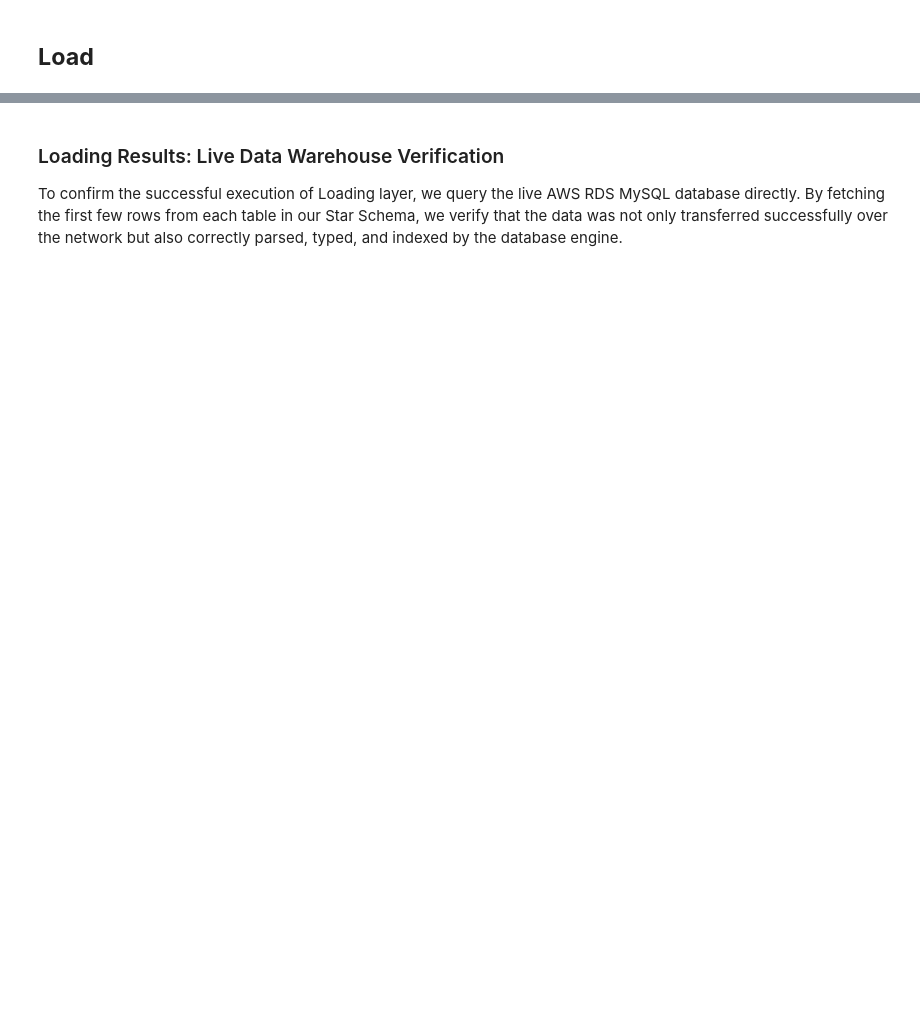
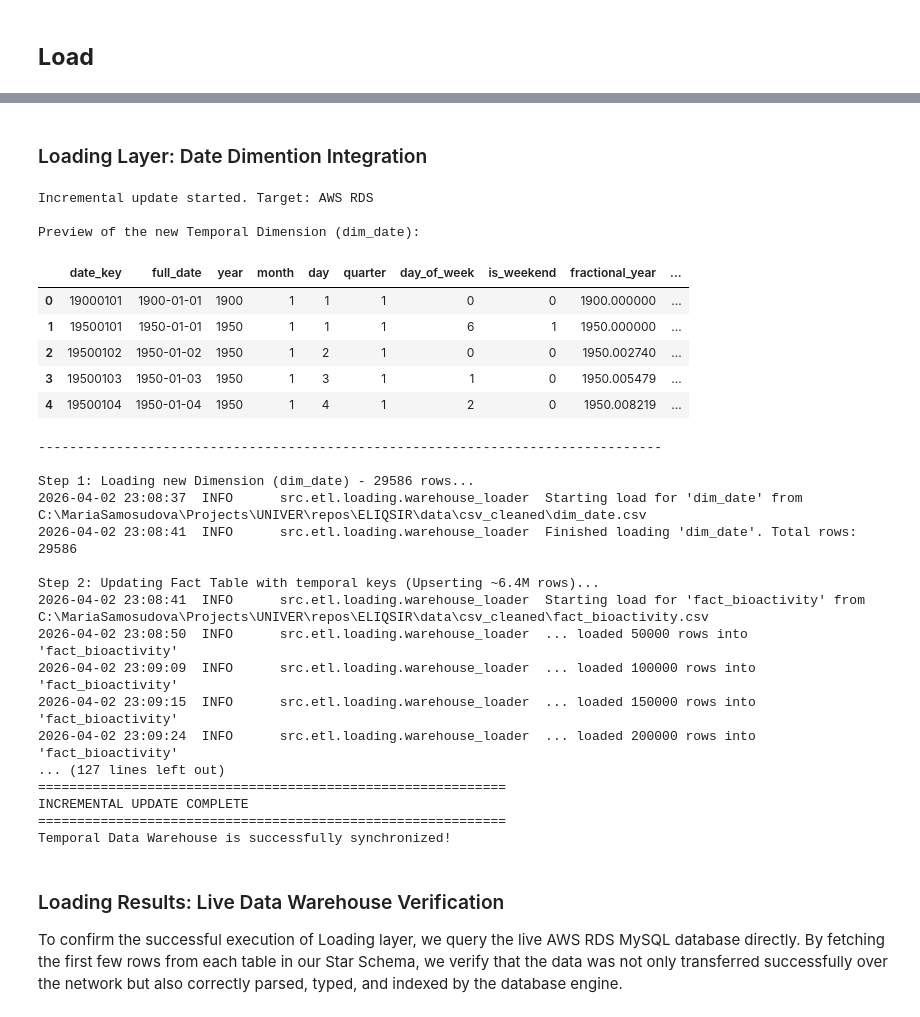
Before and after one commit to BlackSabbitch/ELIQSIR, a Jupyter notebook: ipai_project/notebooks/IPAI_dwh_setup.ipynb, the cells around one changed output, grey strips where cells are left out. Drawn from its saved outputs; the diff is of its cells as text; code cells hidden in the pictures; blank space fills up the shorter version.

```diff
--- a/ipai_project/notebooks/IPAI_dwh_setup.ipynb
+++ b/ipai_project/notebooks/IPAI_dwh_setup.ipynb
@@ -556,6 +593,70 @@ This might take a while depending on your internet connection and chunk size...
 TOTAL ROWS LOADED:   | 8233013
 ============================================================
 Data Warehouse loading completed successfully!
+# %% [markdown]
+### Loading Layer: Date Dimention Integration
+# %%
+load_dotenv(Path(project_root) / ".env")
+from src.etl.loading.warehouse_loader import WarehouseLoader
+
+BASE_DATA_DIR = Path(os.getenv("DATA_DIR", Path(project_root) / "data"))
+CLEANED_CSV_DIR = BASE_DATA_DIR / "csv_cleaned"
+
+dim_date_path = CLEANED_CSV_DIR / "dim_date.csv"
+fact_path = CLEANED_CSV_DIR / "fact_bioactivity.csv"
+
+print("Incremental update started. Target: AWS RDS\n")
+
+dim_date_df = pd.read_csv(dim_date_path)
+dim_date_count = len(dim_date_df)
+
+print(f"Preview of the new Temporal Dimension (dim_date):")
+display(dim_date_df.head())
+print("-" * 80 + "\n")
+
+loader = WarehouseLoader(chunksize=10000)
+
+try:
+    print(f"Step 1: Loading new Dimension (dim_date) - {dim_date_count} rows...")
+    loader.load_table(dim_date_path, "dim_date", "date_key")
+
+    print("\nStep 2: Updating Fact Table with temporal keys (Upserting ~6.4M rows)...")
+    loader.load_table(fact_path, "fact_bioactivity", "activity_id")
+
+    print("\n" + "="*60)
+    print("INCREMENTAL UPDATE COMPLETE")
+    print("="*60)
+    print(f"Temporal Data Warehouse is successfully synchronized!")
+
+except Exception as e:
+    print(f"\nUpdate failed: {e}")
+# %% [output]
+Incremental update started. Target: AWS RDS
+
+Preview of the new Temporal Dimension (dim_date):
+|  | date_key | full_date | year | month | day | quarter | day_of_week | is_weekend | fractional_year | ... |
+| 0 | 19000101 | 1900-01-01 | 1900 | 1 | 1 | 1 | 0 | 0 | 1900.000000 | ... |
+| 1 | 19500101 | 1950-01-01 | 1950 | 1 | 1 | 1 | 6 | 1 | 1950.000000 | ... |
+| 2 | 19500102 | 1950-01-02 | 1950 | 1 | 2 | 1 | 0 | 0 | 1950.002740 | ... |
+| 3 | 19500103 | 1950-01-03 | 1950 | 1 | 3 | 1 | 1 | 0 | 1950.005479 | ... |
+| 4 | 19500104 | 1950-01-04 | 1950 | 1 | 4 | 1 | 2 | 0 | 1950.008219 | ... |
+--------------------------------------------------------------------------------
+
+Step 1: Loading new Dimension (dim_date) - 29586 rows...
+2026-04-02 23:08:37  INFO      src.etl.loading.warehouse_loader  Starting load for 'dim_date' from C:\MariaSamosudova\Projects\UNIVER\repos\ELIQSIR\data\csv_cleaned\dim_date.csv
+2026-04-02 23:08:41  INFO      src.etl.loading.warehouse_loader  Finished loading 'dim_date'. Total rows: 29586
+
+Step 2: Updating Fact Table with temporal keys (Upserting ~6.4M rows)...
+2026-04-02 23:08:41  INFO      src.etl.loading.warehouse_loader  Starting load for 'fact_bioactivity' from C:\MariaSamosudova\Projects\UNIVER\repos\ELIQSIR\data\csv_cleaned\fact_bioactivity.csv
+2026-04-02 23:08:50  INFO      src.etl.loading.warehouse_loader  ... loaded 50000 rows into 'fact_bioactivity'
+2026-04-02 23:09:09  INFO      src.etl.loading.warehouse_loader  ... loaded 100000 rows into 'fact_bioactivity'
+2026-04-02 23:09:15  INFO      src.etl.loading.warehouse_loader  ... loaded 150000 rows into 'fact_bioactivity'
+2026-04-02 23:09:24  INFO      src.etl.loading.warehouse_loader  ... loaded 200000 rows into 'fact_bioactivity'
+... (127 lines left out)
+============================================================
+INCREMENTAL UPDATE COMPLETE
+============================================================
+Temporal Data Warehouse is successfully synchronized!
 # %% [markdown]
 ### Loading Results: Live Data Warehouse Verification
 
```
Also changed, not shown: parts of 8 cells of this notebook, 6 other files.
